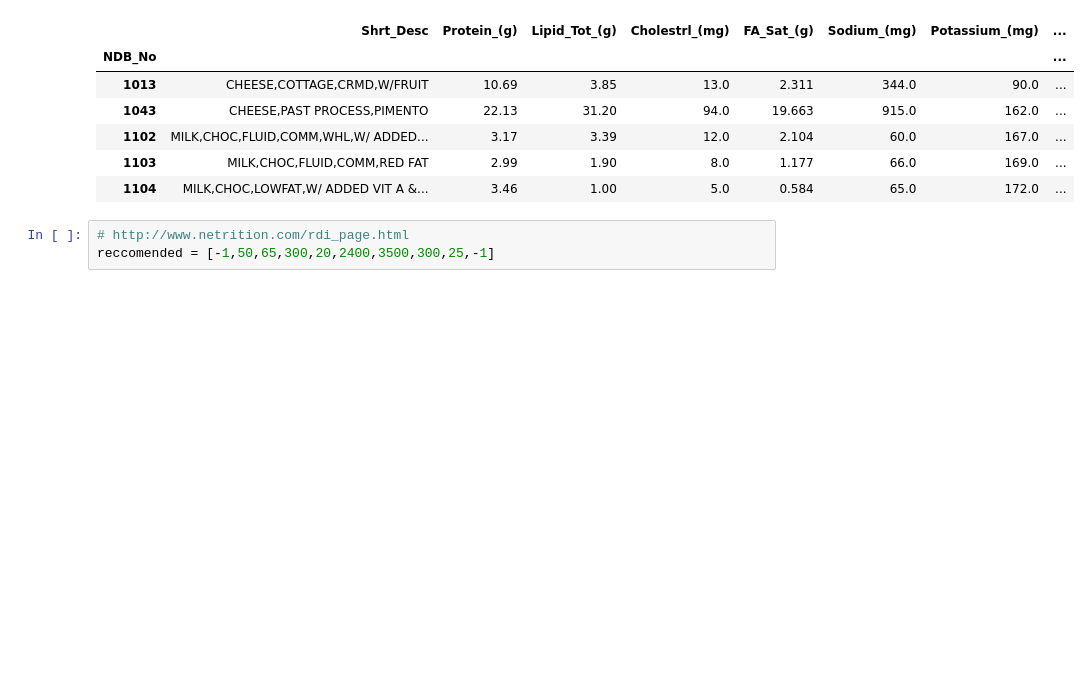
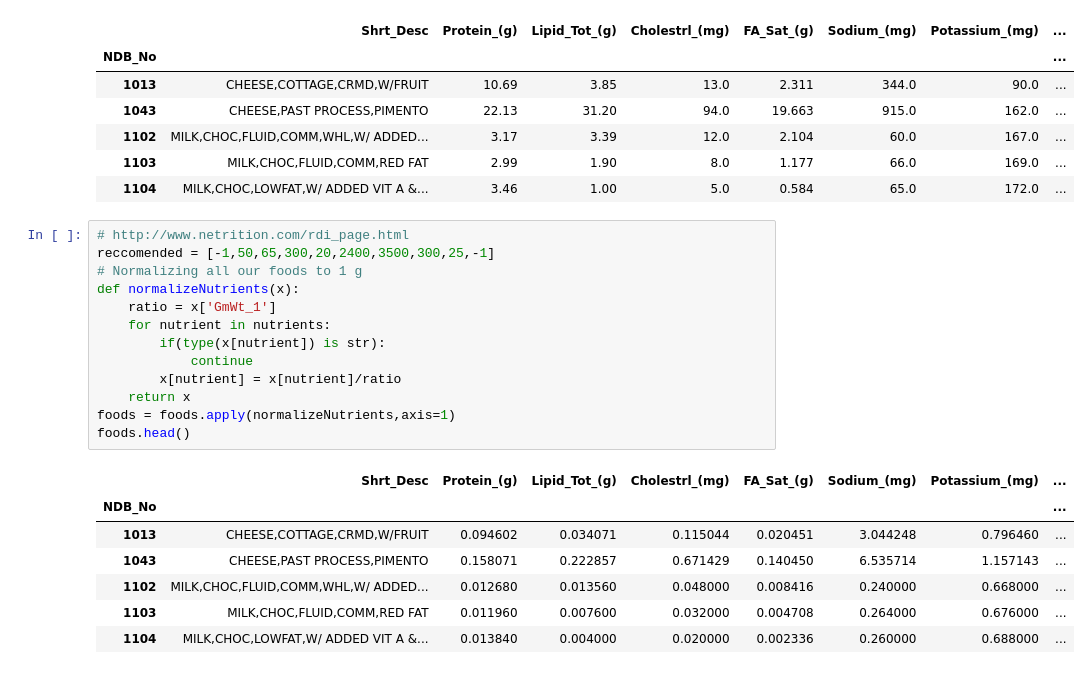
Before and after one commit to jaideng123/FoodDude, a Jupyter notebook: Food Dude.ipynb, the cells around one changed output. Cells and saved outputs as stored; diff of their text form; blank space fills up the shorter version.

```diff
--- a/Food Dude.ipynb
+++ b/Food Dude.ipynb
@@ -45,3 +45,21 @@ Matching Foods: 1396
 # %%
 # http://www.netrition.com/rdi_page.html
 reccomended = [-1,50,65,300,20,2400,3500,300,25,-1]
+# Normalizing all our foods to 1 g
+def normalizeNutrients(x):
+    ratio = x['GmWt_1']
+    for nutrient in nutrients:
+        if(type(x[nutrient]) is str):
+            continue
+        x[nutrient] = x[nutrient]/ratio
+    return x
+foods = foods.apply(normalizeNutrients,axis=1)
+foods.head()
+# %% [output]
+|  | Shrt_Desc | Protein_(g) | Lipid_Tot_(g) | Cholestrl_(mg) | FA_Sat_(g) | Sodium_(mg) | Potassium_(mg) | ... |
+| NDB_No |  |  |  |  |  |  |  | ... |
+| 1013 | CHEESE,COTTAGE,CRMD,W/FRUIT | 0.094602 | 0.034071 | 0.115044 | 0.020451 | 3.044248 | 0.796460 | ... |
+| 1043 | CHEESE,PAST PROCESS,PIMENTO | 0.158071 | 0.222857 | 0.671429 | 0.140450 | 6.535714 | 1.157143 | ... |
+| 1102 | MILK,CHOC,FLUID,COMM,WHL,W/ ADDED... | 0.012680 | 0.013560 | 0.048000 | 0.008416 | 0.240000 | 0.668000 | ... |
+| 1103 | MILK,CHOC,FLUID,COMM,RED FAT | 0.011960 | 0.007600 | 0.032000 | 0.004708 | 0.264000 | 0.676000 | ... |
+| 1104 | MILK,CHOC,LOWFAT,W/ ADDED VIT A &... | 0.013840 | 0.004000 | 0.020000 | 0.002336 | 0.260000 | 0.688000 | ... |
```
Also changed, not shown: parts of 1 cell of this notebook.
